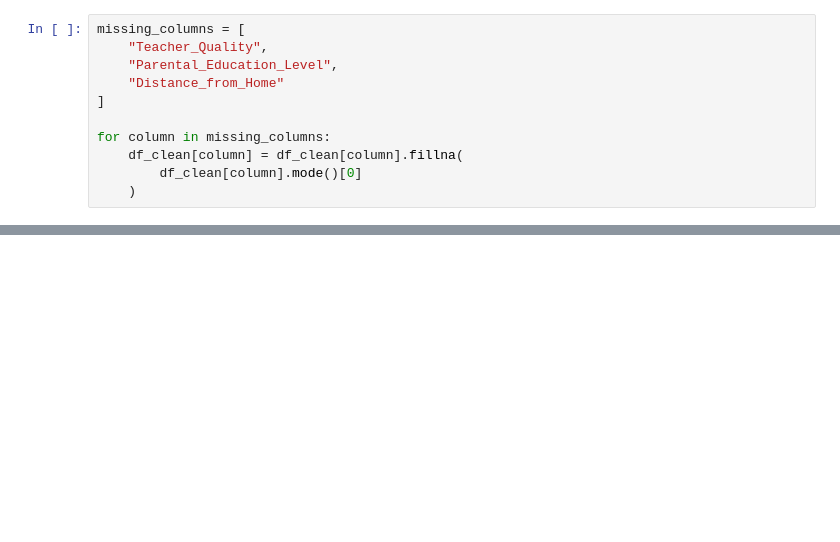
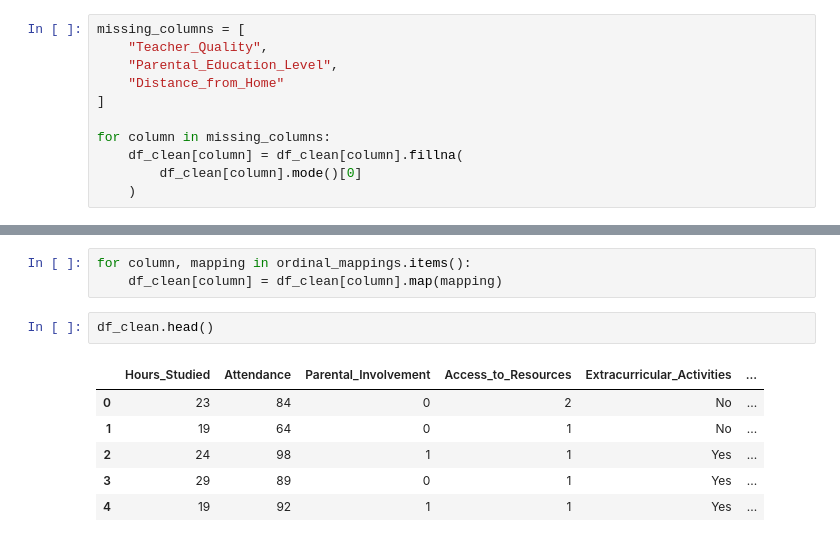
Before and after one commit to ssrikanth14/Student-Marks-Prediction, a Jupyter notebook: notebooks/01_EDA.ipynb, the cells around one changed output, grey strips where cells are left out. Saved outputs shown, nothing was run; the diff lists cells and outputs as text; blank space fills up the shorter version.

```diff
--- a/notebooks/01_EDA.ipynb
+++ b/notebooks/01_EDA.ipynb
@@ -513,0 +615,12 @@ df_clean.isnull().sum()%%!
+# %%
+for column, mapping in ordinal_mappings.items():
+    df_clean[column] = df_clean[column].map(mapping)
+# %%
+df_clean.head()
+# %% [output]
+|  | Hours_Studied | Attendance | Parental_Involvement | Access_to_Resources | Extracurricular_Activities | ... |
+| 0 | 23 | 84 | 0 | 2 | No | ... |
+| 1 | 19 | 64 | 0 | 1 | No | ... |
+| 2 | 24 | 98 | 1 | 1 | Yes | ... |
+| 3 | 29 | 89 | 0 | 1 | Yes | ... |
+| 4 | 19 | 92 | 1 | 1 | Yes | ... |
```
Also changed, not shown: parts of 10 cells of this notebook.
